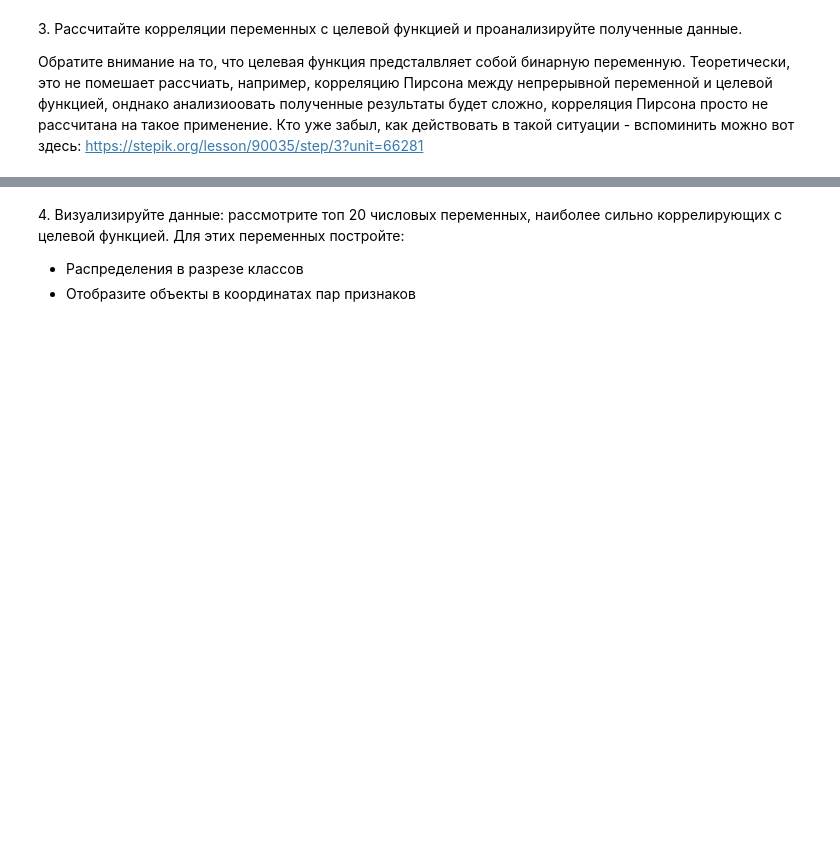
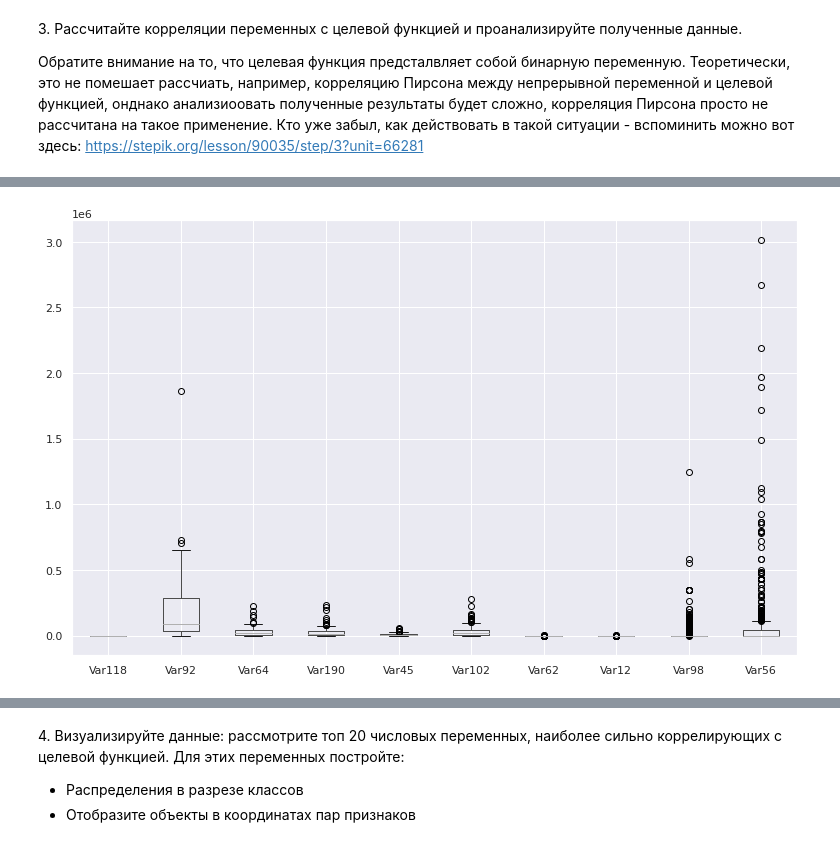
Before and after one commit to Uniholder/Specialization-Yandex-MIPT, a Jupyter notebook: 6_Final_projects/2_churn_prediction/week_1.ipynb, the cells around one changed output, grey strips where cells are left out. Cells and saved outputs as stored; diff of their text form; code cells hidden in the pictures; blank space fills up the shorter version.

```diff
--- a/6_Final_projects/2_churn_prediction/week_1.ipynb
+++ b/6_Final_projects/2_churn_prediction/week_1.ipynb
@@ -73,0 +111,6 @@ dtype: float64
+# %%
+df_train['target'] = labels_train
+# %%
+df_train.boxplot(column=not_nans[:10].index.to_list());
+# %% [output]
+[figure, added]
```
Also changed, not shown: parts of 23 cells of this notebook.
